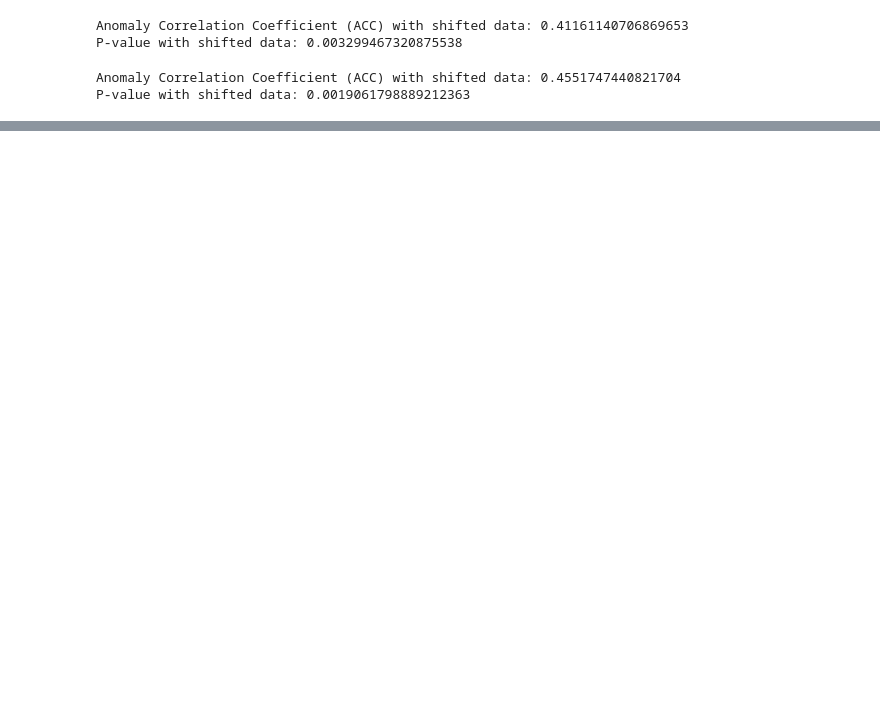
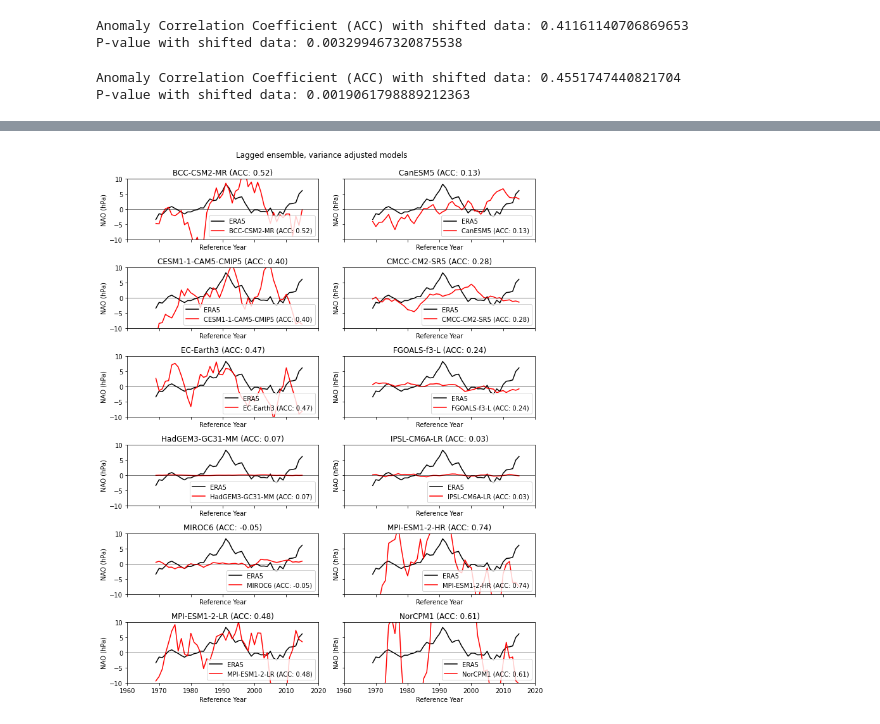
Before and after one commit to benhutchmet/multi-model-jasmin, a Jupyter notebook: plotting-figure.ipynb, the cells around one changed output, grey strips where cells are left out. Drawn from its saved outputs; the diff is of its cells as text; code cells hidden in the pictures; blank space fills up the shorter version.

```diff
--- a/plotting-figure.ipynb
+++ b/plotting-figure.ipynb
@@ -163,6 +135,10 @@ def shift_model_nao_anom(model_nao_anom):
 
 # Apply the shift_model_nao_anom function to each model_nao_anom array in the tuple
 shifted_model_nao_anoms = tuple(shift_model_nao_anom(model_nao_anom) for model_nao_anom in model_nao_anoms)
+
+# now shift the lagged model nao back by one year
+# and remove the last year of data
+lagged_shifted_model_nao_anoms = tuple(shift_model_nao_anom(model_nao_anom) for model_nao_anom in lagged_model_nao_anoms)
 # %%
 # extract the data for the observations
 obs_psl = obs["var151"]
@@ -388,0 +400,8 @@ plt.show()
+# %%
+# find the overlapping time range
+# between obs_time and lagged_model_time
+common_time_range = []
+for model_time in lagged_model_times:
+    common_range = np.intersect1d(obs_time, model_time)
+    common_time_range.append(common_range)
+#print(common_time_range)
@@ -388,0 +557,52 @@ plt.show()
+# %%
+# plot the lagged ensemble, variance adjusted results
+# Create a figure with subplots
+fig, axes = plt.subplots(nrows=6, ncols=2, figsize=(10, 12), sharex=True, sharey=True)
+axes = axes.flatten()
+
+for i, (model_time, model_nao_anom, name) in enumerate(zip(lagged_model_times, adjusted_lagged_model_nao_anoms, dataset_names)):
+    ax = axes[i]
+
+    # print("observed shape", np.shape(obs_nao_anom))
+    # print("model shape:", np.shape(model_nao_anom))
+    # print("model name:", name)
+
+    # Calculate the ACC score
+    # between 1969 and 2010 - short period like dougs paper
+    acc_score, _ = pearsonr(obs_nao_anom[6:-5], model_nao_anom[:-5])
+
+    # debug
+    # print(np.shape(model_time))
+    # print(np.shape(model_nao_anom))
+    # print(model_time)
+    # print(model_nao_anom)
+
+    # Plot the data
+    ax.plot(obs_time[6:], obs_nao_anom[6:], color="black", label="ERA5")
+    ax.plot(model_time[:-4], model_nao_anom[:], color="red", label=f"{name} (ACC: {acc_score:.2f})")
+
+    ax.axhline(y=0, color="black", linestyle="-", linewidth=0.5)
+    ax.set_xlim([np.datetime64("1960"), np.datetime64("2020")])
+    ax.set_ylim([-10, 10])
+    ax.set_xlabel("Reference Year")
+    ax.set_ylabel("NAO (hPa)")
+
+    # Set the title
+    ax.set_title(f"{name} (ACC: {acc_score:.2f})")
+
+    # Add the legend in the bottom right corner
+    ax.legend(loc="lower right")
+
+# Adjust the layout
+plt.tight_layout()
+
+# Save the figure
+plt.savefig("/home/users/benhutch/multi-model/plots/nao-anomaly-adjusted-lagged-subplots.png", dpi=300)
+
+# add a title
+plt.suptitle("Lagged ensemble, variance adjusted models", y=1.02)
+
+# Show the figure
+plt.show()
+# %% [output]
+[figure, added]
```
Also changed, not shown: parts of 24 cells of this notebook.
